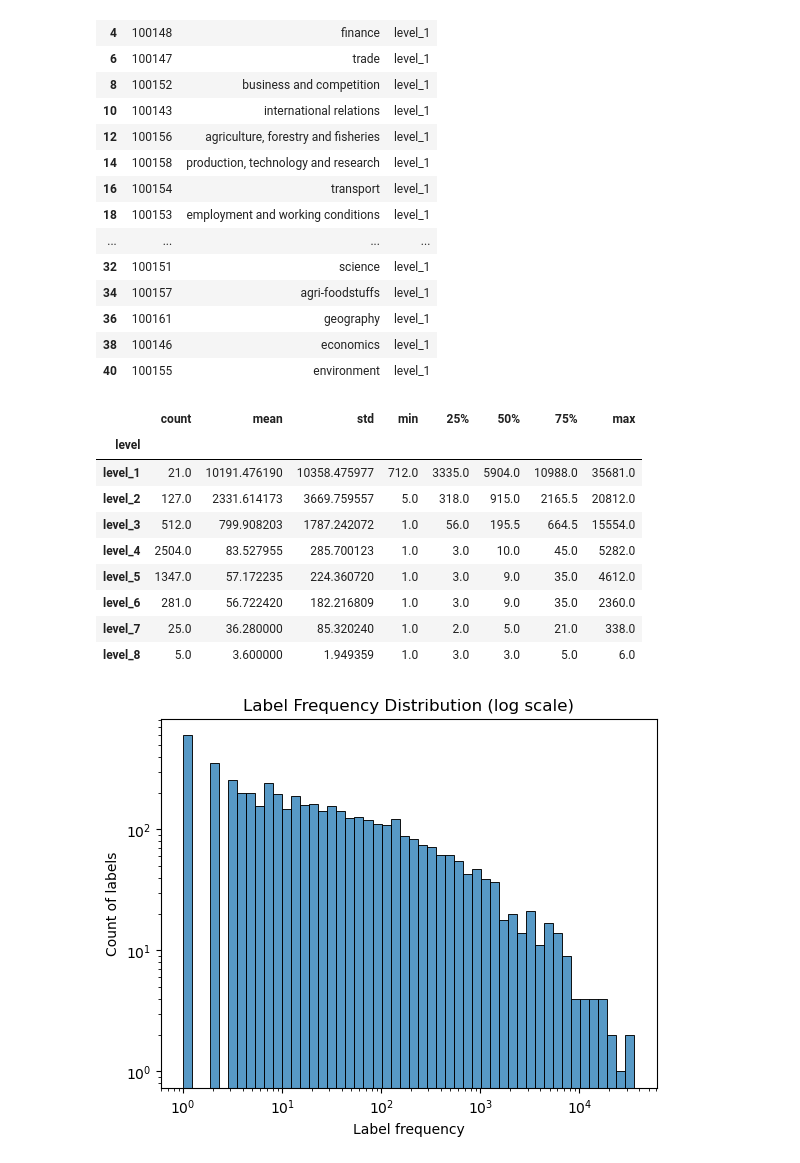
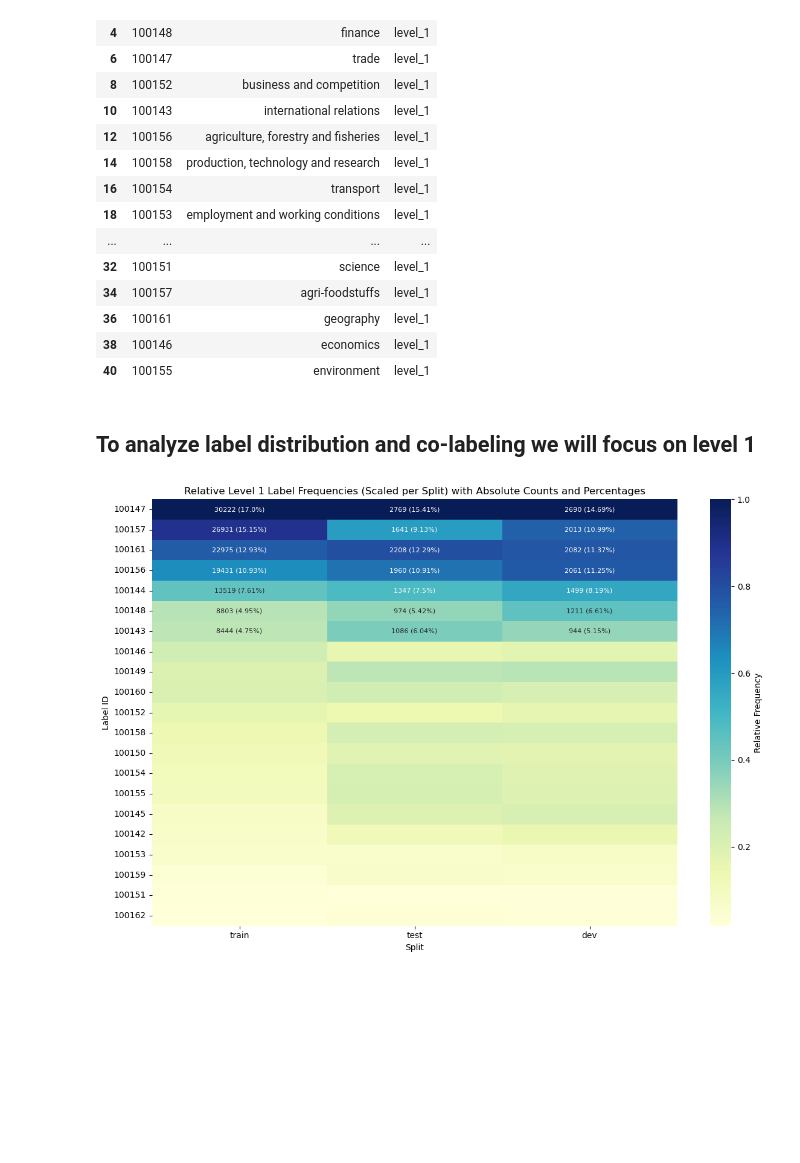
Before and after one commit to nguibe/NLP-Legal-document-classification, a Jupyter notebook: 1 - Data analysis.ipynb, the cells around one changed output. Cells and saved outputs as stored; diff of their text form; code cells hidden in the pictures; blank space fills up the shorter version.

Commit message:
Added label distribution and co appearance analysis

```diff
--- a/1 - Data analysis.ipynb
+++ b/1 - Data analysis.ipynb
@@ -453,21 +434,0 @@ df_label_stats = df_label_freq.merge(df_labels, on="label_id", how="left")
-# %%
-df_label_stats.groupby("level")["count"].describe()
-# %% [output]
-|  | count | mean | std | min | 25% | 50% | 75% | max |
-| level |  |  |  |  |  |  |  |  |
-| level_1 | 21.0 | 10191.476190 | 10358.475977 | 712.0 | 3335.0 | 5904.0 | 10988.0 | 35681.0 |
-| level_2 | 127.0 | 2331.614173 | 3669.759557 | 5.0 | 318.0 | 915.0 | 2165.5 | 20812.0 |
-| level_3 | 512.0 | 799.908203 | 1787.242072 | 1.0 | 56.0 | 195.5 | 664.5 | 15554.0 |
-| level_4 | 2504.0 | 83.527955 | 285.700123 | 1.0 | 3.0 | 10.0 | 45.0 | 5282.0 |
-| level_5 | 1347.0 | 57.172235 | 224.360720 | 1.0 | 3.0 | 9.0 | 35.0 | 4612.0 |
-| level_6 | 281.0 | 56.722420 | 182.216809 | 1.0 | 3.0 | 9.0 | 35.0 | 2360.0 |
-| level_7 | 25.0 | 36.280000 | 85.320240 | 1.0 | 2.0 | 5.0 | 21.0 | 338.0 |
-| level_8 | 5.0 | 3.600000 | 1.949359 | 1.0 | 3.0 | 3.0 | 5.0 | 6.0 |
-# %%
-sns.histplot(df_label_stats["count"], bins=50, log_scale=(True, True))
-plt.title("Label Frequency Distribution (log scale)")
-plt.xlabel("Label frequency")
-plt.ylabel("Count of labels")
-plt.show()
-# %% [output]
-[figure, removed]
@@ -491,0 +435,53 @@ test_freq = get_label_counts_per_split(df_reduced, "test")
+# %% [markdown]
+## To analyze label distribution and co-labeling we will focus on level 1
+# %%
+# for that purpose we create a level 1 list-column
+df_reduced['level_1_labels'] = df_reduced['eurovoc_concepts'].apply(lambda d: d.get('level_1', []))
+
+# First we want to study labels repartition accross splits
+def label_counts_by_split(df, split_name):
+    labels = df[df['split'] == split_name]['level_1_labels'].explode()
+    return Counter(labels)
+
+train_dist = label_counts_by_split(df_reduced, 'train')
+test_dist = label_counts_by_split(df_reduced, 'test')
+dev_dist = label_counts_by_split(df_reduced, 'dev')
+
+# Plot
+dist_df = pd.DataFrame([train_dist, test_dist, dev_dist], index=['train', 'test', 'dev']).T.fillna(0).astype(int)
+# %%
+# First we want to study labels repartition accross splits
+def label_counts_by_split(df, split_name):
+    labels = df[df['split'] == split_name]['level_1_labels'].explode()
+    return Counter(labels)
+
+train_dist = label_counts_by_split(df_reduced, 'train')
+test_dist = label_counts_by_split(df_reduced, 'test')
+dev_dist = label_counts_by_split(df_reduced, 'dev')
+
+# Plot
+dist_df = pd.DataFrame([train_dist, test_dist, dev_dist], index=['train', 'test', 'dev']).T.fillna(0).astype(int)
+
+top_n = 21  # show top x most common labels
+top_labels = dist_df.sum(axis=1).sort_values(ascending=False).head(top_n).index
+
+# Normalize each column (split) to [0, 1] range
+col_normalized = dist_df.loc[top_labels].div(dist_df.loc[top_labels].max(axis=0), axis=1)
+
+# Calculate absolute counts and percentages
+absolute_counts = dist_df.loc[top_labels]
+percentages = (absolute_counts / absolute_counts.sum(axis=0)) * 100
+
+# Format annotations to show both counts and percentages
+annotations = absolute_counts.astype(str) + " (" + percentages.round(2).astype(str) + "%)"
+
+# Plot heatmap with both normalized values and absolute counts with percentages
+plt.figure(figsize=(12, 8))
+sns.heatmap(col_normalized, annot=annotations, fmt="s", cmap="YlGnBu", cbar_kws={'label': 'Relative Frequency'}, annot_kws={"size": 8})
+plt.title("Relative Level 1 Label Frequencies (Scaled per Split) with Absolute Counts and Percentages")
+plt.xlabel("Split")
+plt.ylabel("Label ID")
+plt.tight_layout()
+plt.show()
+# %% [output]
+[figure, added]
```
Also changed, not shown: parts of 6 cells of this notebook.
